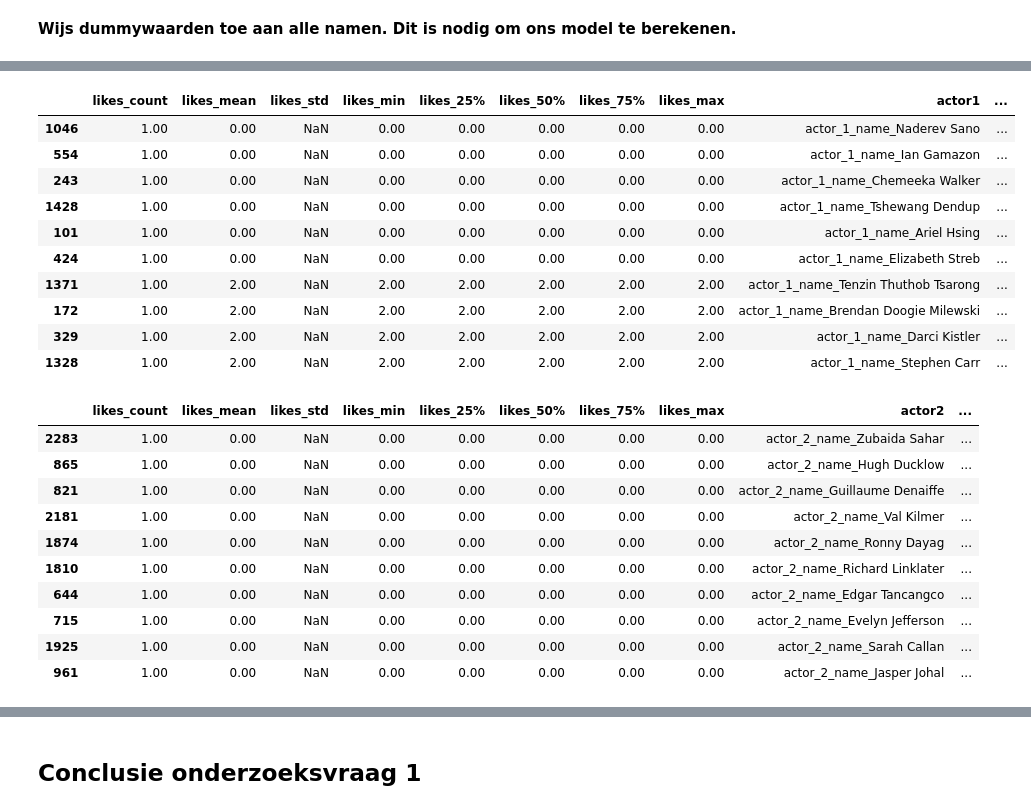
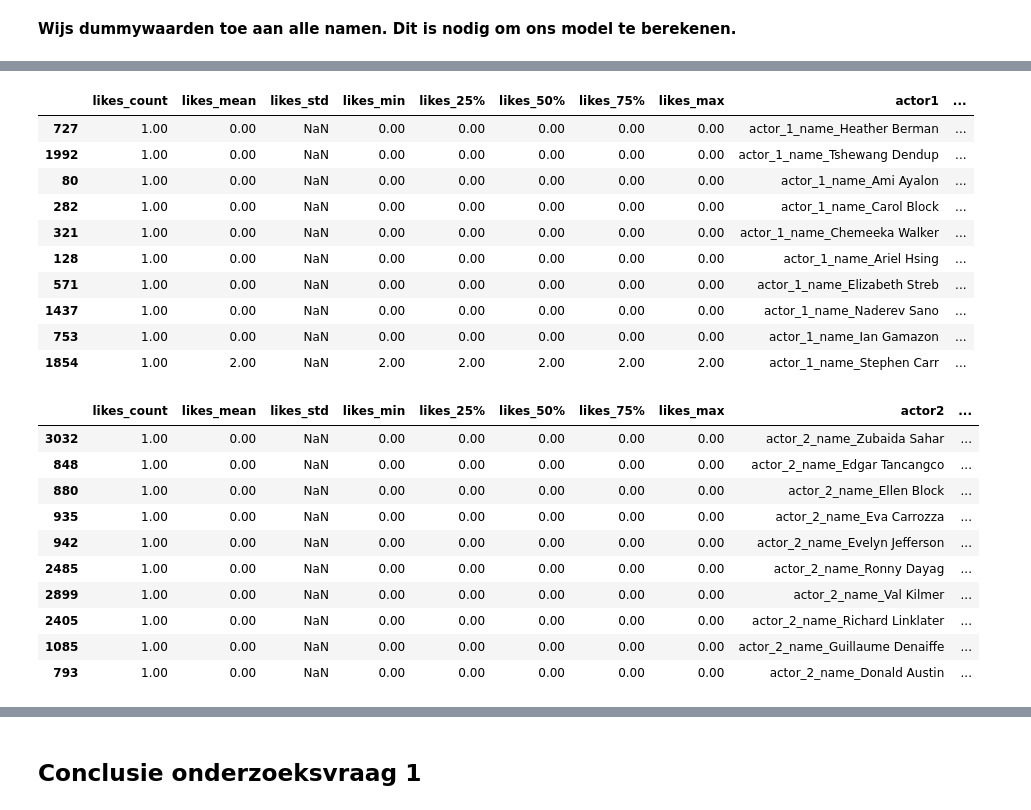
Before and after one commit to Pimdw/CM_CASUS, a Jupyter notebook: main.ipynb, the cells around one changed output, grey strips where cells are left out. Saved outputs shown, nothing was run; the diff lists cells and outputs as text; code cells hidden in the pictures.

```diff
--- a/main.ipynb
+++ b/main.ipynb
@@ -410,24 +389,21 @@ fn.correlation_plot(df, 'imdb_score','director_facebook_likes')
 **Wijs dummywaarden toe aan alle namen. Dit is nodig om ons model te berekenen.**
 # %%
 #Selecteer numerieke kenmerkenvariabelen
-X_numeric = df[['director_facebook_likes',
+numeric = df[['director_facebook_likes',
                 'actor_1_facebook_likes',
                 'actor_2_facebook_likes',
                 'actor_3_facebook_likes',
                 'cast_total_facebook_likes', 'movie_facebook_likes', 'imdb_score',
-                'gross' # Zet deze regel uit wanneer je een model toepast
+                'gross'
                 ]]
 
-#We wijzen alle andere kolomwaarden toe aan dummywaarden
-X_dummies = pd.get_dummies(df[['director_name', 'actor_1_name', 'actor_2_name', 'actor_3_name']], dtype = int)
+#We wijzen alle andere kolomwaarden toe aan dummywaarden. dfr is aan het begin gemaakt voor dataframe real (de hele dataset).
+dummies = pd.get_dummies(dfr[['director_name', 'actor_1_name', 'actor_2_name', 'actor_3_name']], dtype = int)
 
-#Voer de samenvoeging van de twee dataframes uit tot één dataframe
-X = pd.concat([X_numeric, X_dummies], axis = 1)
-y = df[['gross']]
+#Voer de samenvoeging van de twee dataframes uit tot één dataframe. dfd staat voor dataframe dummies
+dfd = pd.concat([numeric, dummies], axis = 1)
 
-df = X
-
-df.head(1)
+dfd.head(1)
 # %% [output]
    director_facebook_likes  actor_1_facebook_likes  actor_2_facebook_likes  \
 0                     0.00                1,000.00                  936.00
@@ -460,10 +436,10 @@ Wanneer dit is voltooid, verwachten we dat onze correlatieplots een rechtere lij
 likeList = []
 grossList = []
 
-for column in df.columns:
+for column in dfd.columns:
     if 'director_name' in column:
 
-        rowsWithDirector = df[df[column] == 1]
+        rowsWithDirector = dfd[dfd[column] == 1]
 
         infoLikes = rowsWithDirector[['director_facebook_likes']]
         infoGross = rowsWithDirector[['gross']]
@@ -504,54 +480,54 @@ directorStats.head(10)
 likeActor1List = []
 grossActor1List = []
 
-for column in df.columns:
+for column in dfd.columns:
     if 'actor_1' in column:
 
-        rowsWithActor1 = df[df[column] == 1]
+        rowsWithActor1 = dfd[dfd[column] == 1]
 
         infoLikes = rowsWithActor1[['actor_1_facebook_likes']]
         infoGross = rowsWithActor1[['gross']]
 
         describeLikeStats = infoLikes.describe(include='all').transpose()
         describeGrossStats = infoGross.describe(include='all').transpose()
 
         describeLikeStats = describeLikeStats.add_prefix('likes_')
         describeGrossStats = describeGrossStats.add_prefix('gross_')
 
         describeLikeStats['actor1'] = column
         describeGrossStats['actor1'] = column
 
         likeActor1List.append(describeLikeStats)
         grossActor1List.append(describeGrossStats)
 
 actor1LikeStats = pd.concat(likeActor1List).reset_index(drop=True)
 actor1GrossStats = pd.concat(grossActor1List).reset_index(drop=True)
 
 actor1Stats = pd.merge(actor1LikeStats, actor1GrossStats, on='actor1', how='outer')
 
 actor1Stats = actor1Stats.sort_values(by='likes_mean', ascending=True)
 
 actor1Stats.head(10)
 # %% [output]
 |  | likes_count | likes_mean | likes_std | likes_min | likes_25% | likes_50% | likes_75% | likes_max | actor1 | ... |
-| 1046 | 1.00 | 0.00 | NaN | 0.00 | 0.00 | 0.00 | 0.00 | 0.00 | actor_1_name_Naderev Sano | ... |
-| 554 | 1.00 | 0.00 | NaN | 0.00 | 0.00 | 0.00 | 0.00 | 0.00 | actor_1_name_Ian Gamazon | ... |
-| 243 | 1.00 | 0.00 | NaN | 0.00 | 0.00 | 0.00 | 0.00 | 0.00 | actor_1_name_Chemeeka Walker | ... |
-| 1428 | 1.00 | 0.00 | NaN | 0.00 | 0.00 | 0.00 | 0.00 | 0.00 | actor_1_name_Tshewang Dendup | ... |
-| 101 | 1.00 | 0.00 | NaN | 0.00 | 0.00 | 0.00 | 0.00 | 0.00 | actor_1_name_Ariel Hsing | ... |
-| 424 | 1.00 | 0.00 | NaN | 0.00 | 0.00 | 0.00 | 0.00 | 0.00 | actor_1_name_Elizabeth Streb | ... |
-| 1371 | 1.00 | 2.00 | NaN | 2.00 | 2.00 | 2.00 | 2.00 | 2.00 | actor_1_name_Tenzin Thuthob Tsarong | ... |
-| 172 | 1.00 | 2.00 | NaN | 2.00 | 2.00 | 2.00 | 2.00 | 2.00 | actor_1_name_Brendan Doogie Milewski | ... |
-| 329 | 1.00 | 2.00 | NaN | 2.00 | 2.00 | 2.00 | 2.00 | 2.00 | actor_1_name_Darci Kistler | ... |
-| 1328 | 1.00 | 2.00 | NaN | 2.00 | 2.00 | 2.00 | 2.00 | 2.00 | actor_1_name_Stephen Carr | ... |
+| 727 | 1.00 | 0.00 | NaN | 0.00 | 0.00 | 0.00 | 0.00 | 0.00 | actor_1_name_Heather Berman | ... |
+| 1992 | 1.00 | 0.00 | NaN | 0.00 | 0.00 | 0.00 | 0.00 | 0.00 | actor_1_name_Tshewang Dendup | ... |
+| 80 | 1.00 | 0.00 | NaN | 0.00 | 0.00 | 0.00 | 0.00 | 0.00 | actor_1_name_Ami Ayalon | ... |
+| 282 | 1.00 | 0.00 | NaN | 0.00 | 0.00 | 0.00 | 0.00 | 0.00 | actor_1_name_Carol Block | ... |
+| 321 | 1.00 | 0.00 | NaN | 0.00 | 0.00 | 0.00 | 0.00 | 0.00 | actor_1_name_Chemeeka Walker | ... |
+| 128 | 1.00 | 0.00 | NaN | 0.00 | 0.00 | 0.00 | 0.00 | 0.00 | actor_1_name_Ariel Hsing | ... |
+| 571 | 1.00 | 0.00 | NaN | 0.00 | 0.00 | 0.00 | 0.00 | 0.00 | actor_1_name_Elizabeth Streb | ... |
+| 1437 | 1.00 | 0.00 | NaN | 0.00 | 0.00 | 0.00 | 0.00 | 0.00 | actor_1_name_Naderev Sano | ... |
+| 753 | 1.00 | 0.00 | NaN | 0.00 | 0.00 | 0.00 | 0.00 | 0.00 | actor_1_name_Ian Gamazon | ... |
+| 1854 | 1.00 | 2.00 | NaN | 2.00 | 2.00 | 2.00 | 2.00 | 2.00 | actor_1_name_Stephen Carr | ... |
 # %%
 likeActor2List = []
 grossActor2List = []
 
-for column in df.columns:
+for column in dfd.columns:
     if 'actor_2' in column:
 
-        rowsWithActor2 = df[df[column] == 1]
+        rowsWithActor2 = dfd[dfd[column] == 1]
 
         infoLikes = rowsWithActor2[['actor_2_facebook_likes']]
         infoGross = rowsWithActor2[['gross']]
@@ -578,16 +554,16 @@ actor2Stats = actor2Stats.sort_values(by='likes_mean', ascending=True)
 actor2Stats.head(10)
 # %% [output]
 |  | likes_count | likes_mean | likes_std | likes_min | likes_25% | likes_50% | likes_75% | likes_max | actor2 | ... |
-| 2283 | 1.00 | 0.00 | NaN | 0.00 | 0.00 | 0.00 | 0.00 | 0.00 | actor_2_name_Zubaida Sahar | ... |
-| 865 | 1.00 | 0.00 | NaN | 0.00 | 0.00 | 0.00 | 0.00 | 0.00 | actor_2_name_Hugh Ducklow | ... |
-| 821 | 1.00 | 0.00 | NaN | 0.00 | 0.00 | 0.00 | 0.00 | 0.00 | actor_2_name_Guillaume Denaiffe | ... |
-| 2181 | 1.00 | 0.00 | NaN | 0.00 | 0.00 | 0.00 | 0.00 | 0.00 | actor_2_name_Val Kilmer | ... |
-| 1874 | 1.00 | 0.00 | NaN | 0.00 | 0.00 | 0.00 | 0.00 | 0.00 | actor_2_name_Ronny Dayag | ... |
-| 1810 | 1.00 | 0.00 | NaN | 0.00 | 0.00 | 0.00 | 0.00 | 0.00 | actor_2_name_Richard Linklater | ... |
-| 644 | 1.00 | 0.00 | NaN | 0.00 | 0.00 | 0.00 | 0.00 | 0.00 | actor_2_name_Edgar Tancangco | ... |
-| 715 | 1.00 | 0.00 | NaN | 0.00 | 0.00 | 0.00 | 0.00 | 0.00 | actor_2_name_Evelyn Jefferson | ... |
-| 1925 | 1.00 | 0.00 | NaN | 0.00 | 0.00 | 0.00 | 0.00 | 0.00 | actor_2_name_Sarah Callan | ... |
-| 961 | 1.00 | 0.00 | NaN | 0.00 | 0.00 | 0.00 | 0.00 | 0.00 | actor_2_name_Jasper Johal | ... |
+| 3032 | 1.00 | 0.00 | NaN | 0.00 | 0.00 | 0.00 | 0.00 | 0.00 | actor_2_name_Zubaida Sahar | ... |
+| 848 | 1.00 | 0.00 | NaN | 0.00 | 0.00 | 0.00 | 0.00 | 0.00 | actor_2_name_Edgar Tancangco | ... |
+| 880 | 1.00 | 0.00 | NaN | 0.00 | 0.00 | 0.00 | 0.00 | 0.00 | actor_2_name_Ellen Block | ... |
+| 935 | 1.00 | 0.00 | NaN | 0.00 | 0.00 | 0.00 | 0.00 | 0.00 | actor_2_name_Eva Carrozza | ... |
+| 942 | 1.00 | 0.00 | NaN | 0.00 | 0.00 | 0.00 | 0.00 | 0.00 | actor_2_name_Evelyn Jefferson | ... |
+| 2485 | 1.00 | 0.00 | NaN | 0.00 | 0.00 | 0.00 | 0.00 | 0.00 | actor_2_name_Ronny Dayag | ... |
+| 2899 | 1.00 | 0.00 | NaN | 0.00 | 0.00 | 0.00 | 0.00 | 0.00 | actor_2_name_Val Kilmer | ... |
+| 2405 | 1.00 | 0.00 | NaN | 0.00 | 0.00 | 0.00 | 0.00 | 0.00 | actor_2_name_Richard Linklater | ... |
+| 1085 | 1.00 | 0.00 | NaN | 0.00 | 0.00 | 0.00 | 0.00 | 0.00 | actor_2_name_Guillaume Denaiffe | ... |
+| 793 | 1.00 | 0.00 | NaN | 0.00 | 0.00 | 0.00 | 0.00 | 0.00 | actor_2_name_Donald Austin | ... |
 # %%
 likeActor3List = []
 grossActor3List = []
```
Also changed, not shown: parts of 36 cells of this notebook.
